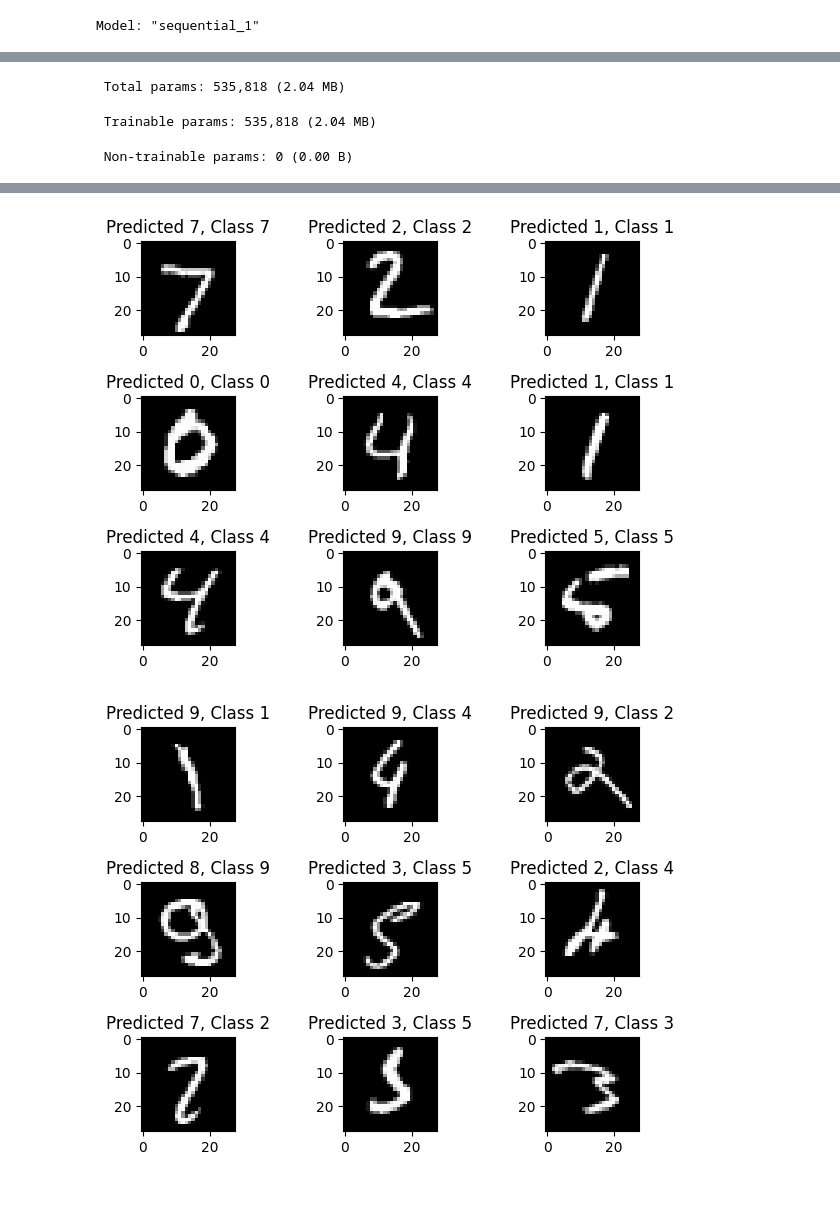
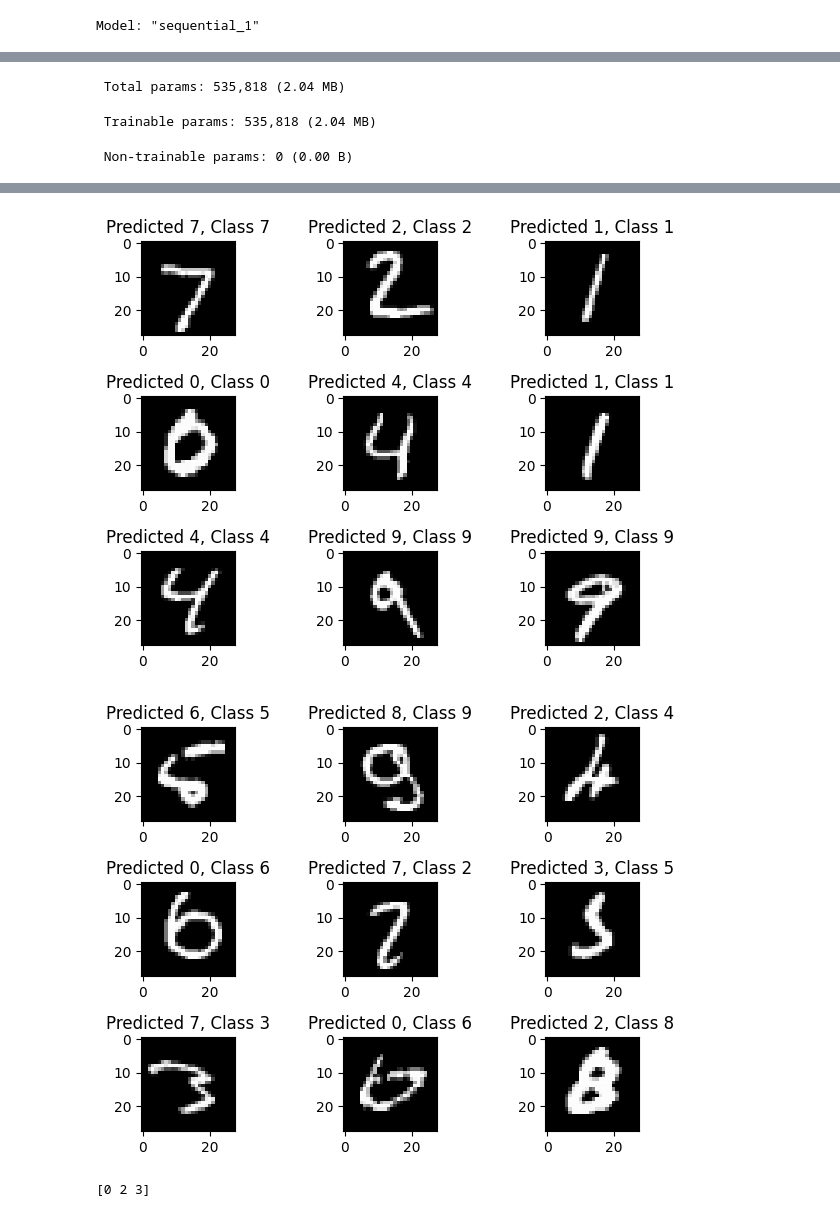
Before and after one commit to juhumkwon/source_code, a Jupyter notebook: 6__deep_learning.ipynb, the cells around one changed output, grey strips where cells are left out. Drawn from its saved outputs; the diff is of its cells as text; code cells hidden in the pictures.

```diff
--- a/6__deep_learning.ipynb
+++ b/6__deep_learning.ipynb
@@ -1,6 +1,8 @@
 # %% [markdown]
 <a href="https://colab.research.google.com/github/juhumkwon/source_code/blob/main/6__deep_learning.ipynb" target="_parent"><img src="https://colab.research.google.com/assets/colab-badge.svg" alt="Open In Colab"/></a>
 # %%
+# https://velog.io/@jjaa9292/%EC%9D%B8%EA%B3%B5%EC%A7%80%EB%8A%A53.-%EB%94%A5%EB%9F%AC%EB%8B%9D-%ED%94%84%EB%A1%9C%EA%B7%B8%EB%9E%98%EB%B0%8D
+
 from tensorflow.keras.models import Sequential
 from tensorflow.keras.layers import Dense, Activation
 from tensorflow.keras.utils import to_categorical
@@ -50,17 +52,21 @@ model.add(Activation('softmax'))
 model.summary()
 
 model.compile(loss='categorical_crossentropy', optimizer='adam', metrics=['accuracy'])
-model.fit(X_train, Y_train, batch_size=128, epochs=20, verbose=1) #epochs 값을 1부터 증가하면서 보면 Incorrect_indices가 줄어드는 것을 알수있음
+model.fit(X_train, Y_train, batch_size=128, epochs=2, verbose=1) #epochs 값을 1부터 증가하면서 보면 Incorrect_indices가 줄어드는 것을 알수있음
 
 score = model.evaluate(X_test, Y_test)
 print('Test score(loss):', score[0])
 print('Test accuracy(accuracy):', score[1])
 
+"""
+- predicted_classes == y_test는 두 배열을 비교하여 요소별로 True 또는 False를 반환합니다. True는 예측이 실제 값과 일치할 때 나타납니다.
+- np.nonzero(...)는 배열에서 True인 요소의 인덱스를 반환합니다.
+- [0]는 이 결과에서 첫 번째 차원에 해당하는 인덱스 값들만 선택합니다
+"""
 predicted_classes = np.argmax(model.predict(X_test), axis=1)
+print("\npredicted_classes=", predicted_classes)
 correct_indices = np.nonzero(predicted_classes == y_test)[0]
-print("correct_indices = ", correct_indices)
 incorrect_indices = np.nonzero(predicted_classes != y_test)[0]
-print("incorrect_indices = ", incorrect_indices)
 
 #print(incorrect_indices)
 
@@ -128,2 +127,13 @@ Epoch 6/20
-[figure, old version]
+[figure, new version]
-[figure, old version]
+[figure, new version]
+# %%
+import numpy as np
+
+predicted_classes = np.array([1, 2, 1, 0, 2])
+y_test = np.array([1, 0, 1, 0, 1])
+
+# 예측과 실제 값이 일치하는 인덱스 찾기
+correct_indices = np.nonzero(predicted_classes == y_test)[0]
+print(correct_indices)
+# %% [output]
+[0 2 3]
```
Also changed, not shown: parts of 1 cell of this notebook.
